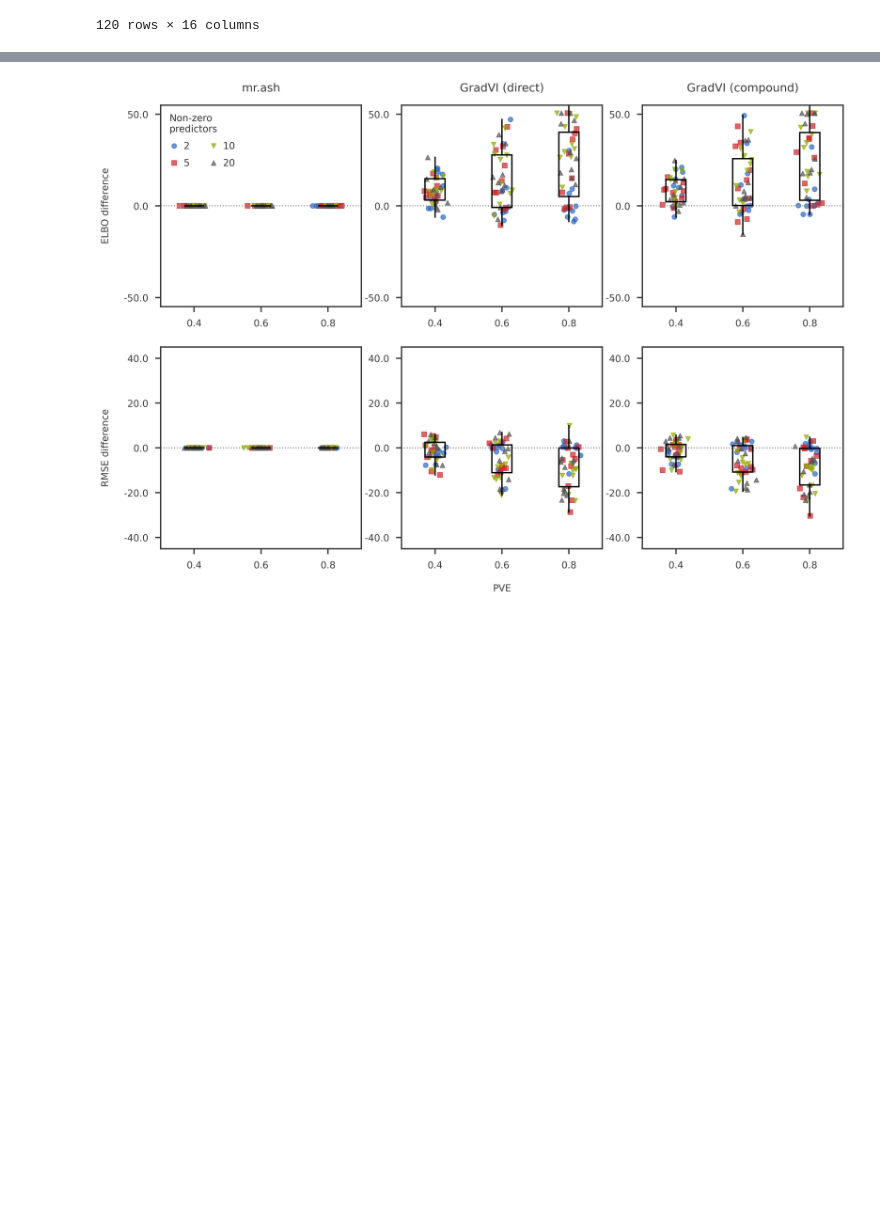
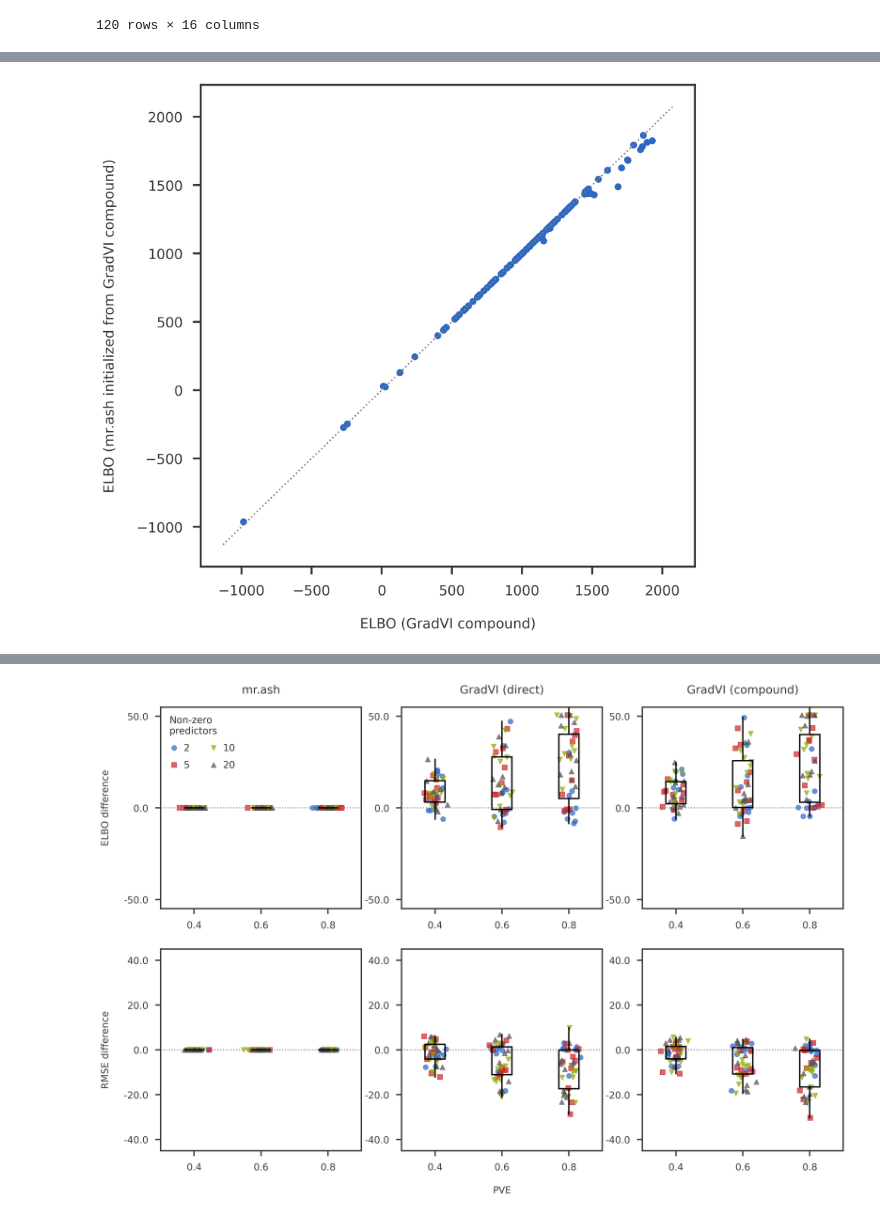
Before and after one commit to banskt/gradvi-experiments, a Jupyter notebook: analysis/elbo_comparison_block_correlation_init.ipynb, the cells around one changed output, grey strips where cells are left out. Cells and saved outputs as stored; diff of their text form; code cells hidden in the pictures; blank space fills up the shorter version.

```diff
--- a/analysis/elbo_comparison_block_correlation_init.ipynb
+++ b/analysis/elbo_comparison_block_correlation_init.ipynb
@@ -538,0 +571,14 @@ plt.show()
+# %%
+gradvi_elbos = elbodf_filtered['gradvi_compound'].to_numpy()
+mrash_elbos  = elbodf_filtered['gradvi_compound_mrash'].to_numpy()
+
+fig = plt.figure(figsize = (9, 9))
+ax1 = fig.add_subplot(111)
+ax1.scatter(gradvi_elbos, mrash_elbos)
+mpl_utils.plot_diag(ax1)
+ax1.set_xlabel("ELBO (GradVI compound)")
+ax1.set_ylabel("ELBO (mr.ash initialized from GradVI compound)")
+#utils.saveplot(fig, "mrash_elbo_update_after_gradvi_compound")
+plt.show()
+# %% [output]
+[figure, added]
```
Also changed, not shown: parts of 7 cells of this notebook, 14 other files.
